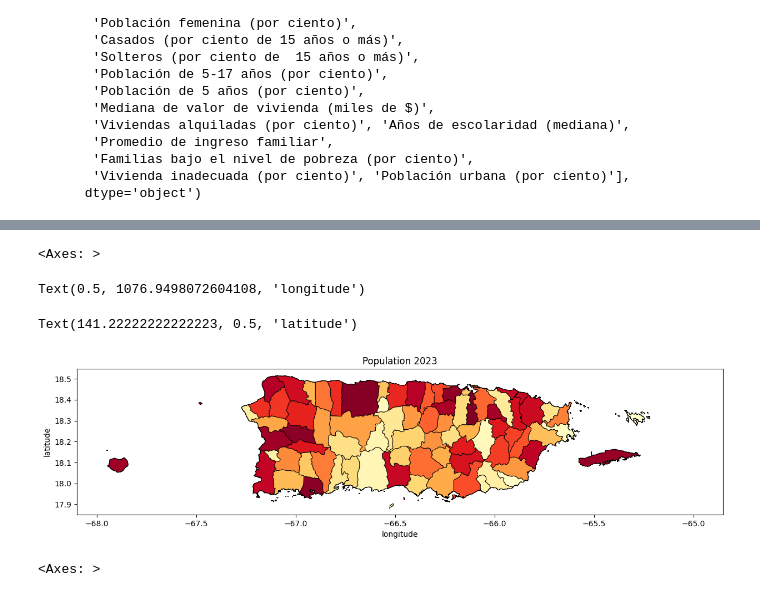
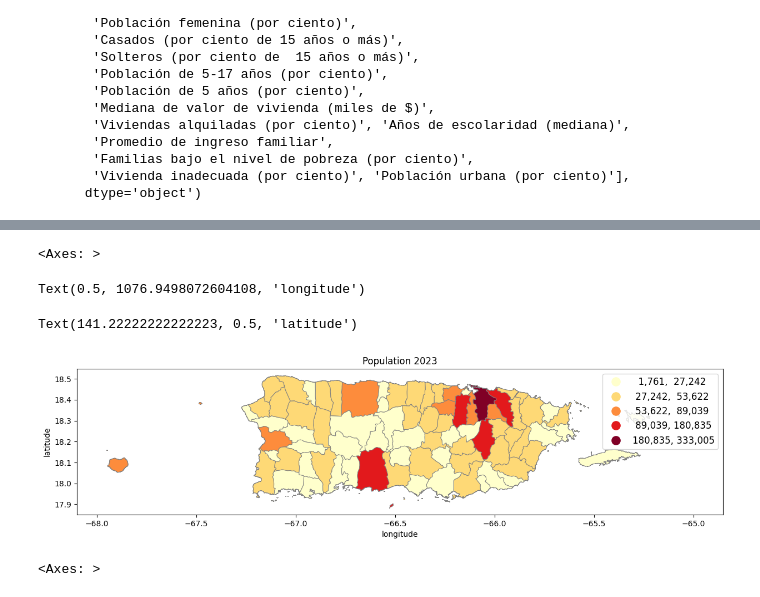
Before and after one commit to Venettov/Riveraruiz_GIS, a Jupyter notebook: PS1_Final1.ipynb, the cells around one changed output, grey strips where cells are left out. Drawn from its saved outputs; the diff is of its cells as text; code cells hidden in the pictures.

```diff
--- a/PS1_Final1.ipynb
+++ b/PS1_Final1.ipynb
@@ -87,7 +87,20 @@ prC1=gpd.read_file('original/pri_admbndl_ALL_2019.shp') #load the shapefile with
 #The file below is Población_total_en_Municipios_2020-2023.csv
 #This file was downloaded from: https://censo.estadisticas.pr/EstimadosPoblacionales
 ! wget -q -O population.csv https://drive.google.com/uc?id=1PNPIPJO03Qv97wvvpGgkf018pp3ORp_9&export=download
-df_pop = pd.read_csv("population.csv")
+#df_pop = pd.read_csv("population.csv")
+
+# Read the Excel file
+df = pd.read_excel("https://docs.google.com/uc?id=1BUHN_8oYFdiOVKBTQKxXZYD2HHmYnZXq&export=download")
+
+# Save the DataFrame to a CSV file
+df.to_csv("output.csv", index=False)
+
+# Read the CSV file with float values
+df_pop = pd.read_csv("output.csv", dtype={'2023': float})
+
+df_pop.dtypes
+
+
 
 #The file below is pr_unemployment_rates.csv
 #This file was downloaded from: https://indicadores.pr/dataset/tasa-desempleo-municipio-area/resource/8de254b0-b769-4a4e-b145-9a6975369b91
@@ -280,22 +303,23 @@ Warning: Total number of columns (397) exceeds max_columns (20). Falling back to
 # %%
 # The map below displays the population density for all 78 towns in Puerto Rico in 2023
 fig, ax = plt.subplots(1, figsize=(15,25))
 
-merged_data.plot(ax=ax,column='2023',legend=False, cmap='YlOrRd',k=5,
-            edgecolor='black',linewidth=0.7,legend_kwds={"loc": "center left", "bbox_to_anchor": (1, 0.5), "fmt": "{:.0f}"})
+merged_data.plot(ax=ax,column='2023',legend=True,cmap='YlOrRd',scheme='natural_breaks',k=5,
+         edgecolor='grey',linewidth=.7,legend_kwds= {"fmt": "{:,.0f}",
+        'loc':'upper right','title_fontsize':'large','fontsize':'large','markerscale':1.2})
 
 #prC0.plot(ax=ax,column='ADM1_ES',legend=True,cmap='YlOrRd',k=5,
 #         edgecolor='black',linewidth=1,legend_kwds= {"fmt": "{:,.0f}",
 #        'loc':'best','title_fontsize':'medium','fontsize':'small','markerscale':1.4}) #
 
 ax.title.set_text("Population 2023")
 ax.set_xlabel('''longitude''')
 ax.set_ylabel('''latitude''')
 # %% [output]
 <Axes: >
 Text(0.5, 1076.9498072604108, 'longitude')
 Text(141.22222222222223, 0.5, 'latitude')
-[figure, old version]
+[figure, new version]
 # %%
 # The map below displays unemployment rartes for all 78 towns in Puerto Rico
 fig, ax = plt.subplots(1, figsize=(15,25))
```
Also changed, not shown: parts of 5 cells of this notebook.
